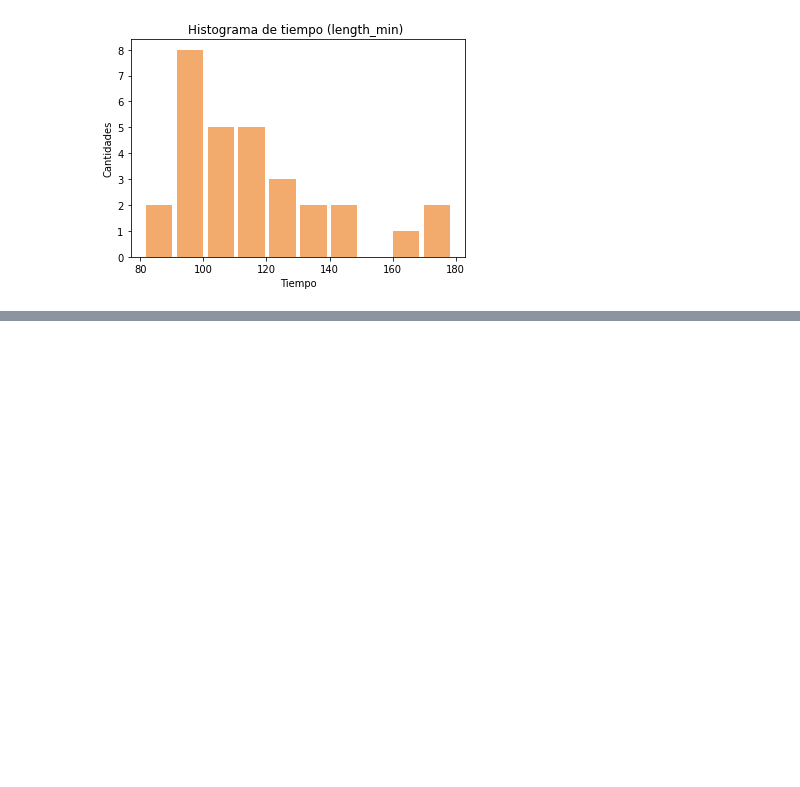
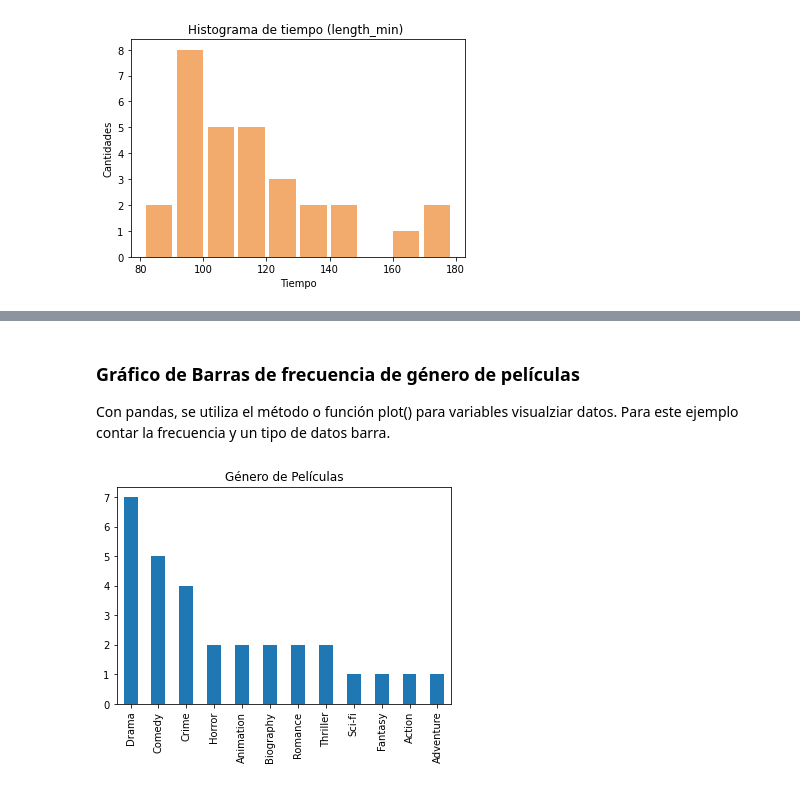
Before and after one commit to rpizarrog/Analisis-Inteligente-de-datos, a Jupyter notebook: bloc de notas/Caso_2_Análisis_Descriptivo_de_películas.ipynb, the cells around one changed output, grey strips where cells are left out. Cells and saved outputs as stored; diff of their text form; code cells hidden in the pictures; blank space fills up the shorter version.

```diff
--- a/bloc de notas/Caso_2_Análisis_Descriptivo_de_películas.ipynb
+++ b/bloc de notas/Caso_2_Análisis_Descriptivo_de_películas.ipynb
@@ -101,0 +187,8 @@ Name: length_min, dtype: int64
+# %% [markdown]
+### Gráfico de Barras de frecuencia de género de películas
+Con pandas, se utiliza el método o función plot() para variables visualziar datos. Para este ejemplo contar la frecuencia y un tipo de datos barra.
+# %%
+plot = peliculas['genre'].value_counts().plot(kind='bar',
+                                            title='Género de Películas')
+# %% [output]
+[figure, added]
```
Also changed, not shown: parts of 8 cells of this notebook.
